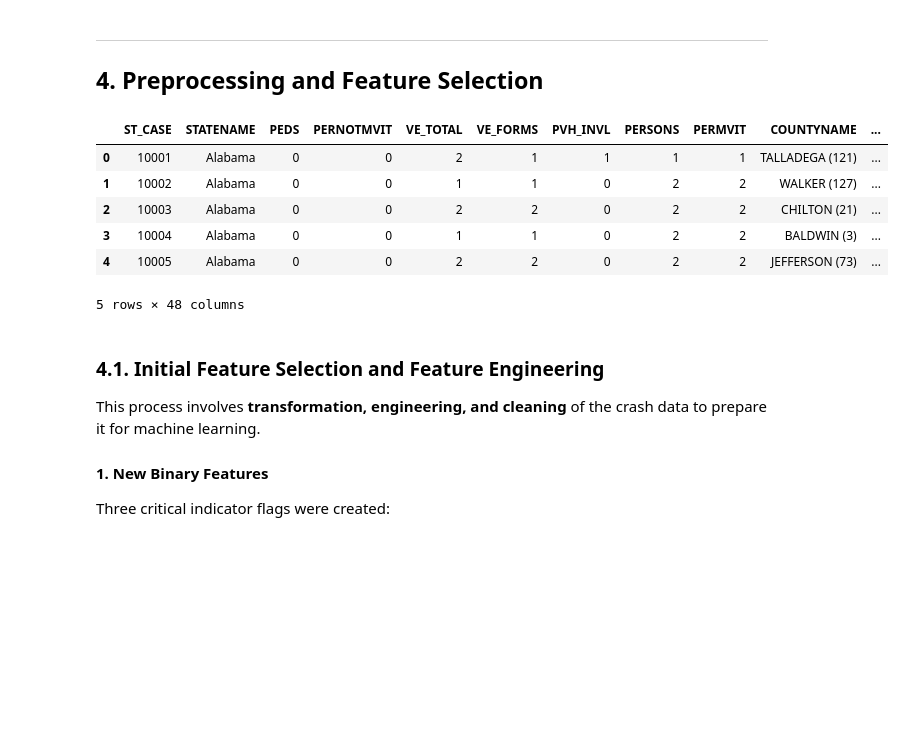
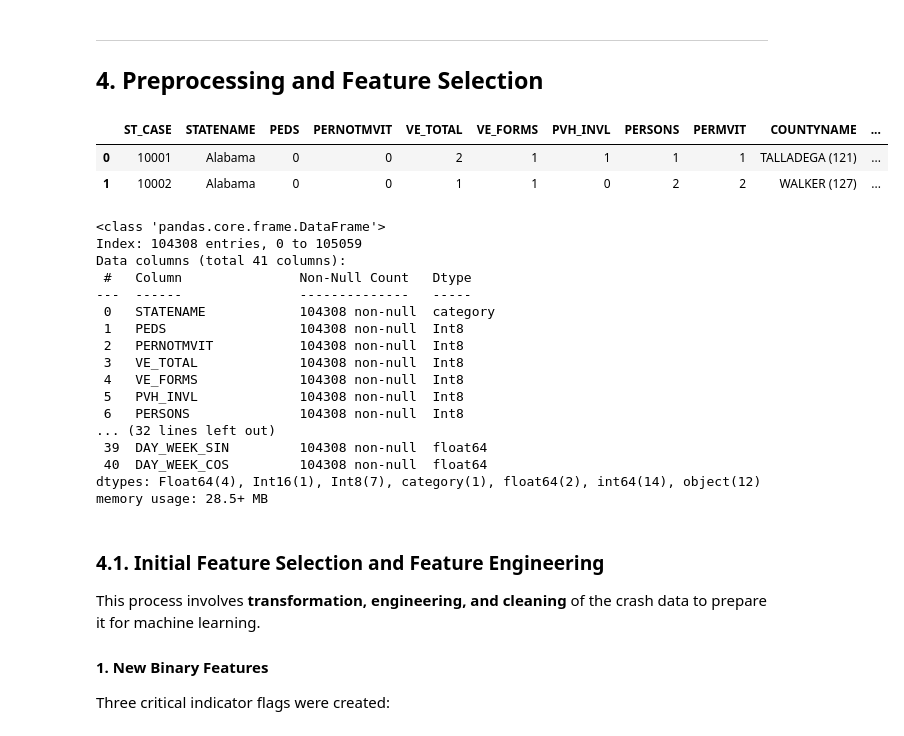
Before and after one commit to PFans-201/US_accidents_project, a Jupyter notebook: FDS_G5_PROJECT.ipynb, the cells around one changed output. Drawn from its saved outputs; the diff is of its cells as text; code cells hidden in the pictures; blank space fills up the shorter version.

```diff
--- a/FDS_G5_PROJECT.ipynb
+++ b/FDS_G5_PROJECT.ipynb
@@ -1495,17 +1482,33 @@ print(f"✓ Cleaned dataset saved to: {rel_output_path}")
 # %%
 INTERIM_DIR = Path("data/interim")
 
 fars_merged_path = INTERIM_DIR / "FARS_merged.pkl"
 df = pd.read_pickle(fars_merged_path)
-df.head()
+df.head(2)
 # %% [output]
 |  | ST_CASE | STATENAME | PEDS | PERNOTMVIT | VE_TOTAL | VE_FORMS | PVH_INVL | PERSONS | PERMVIT | COUNTYNAME | ... |
 | 0 | 10001 | Alabama | 0 | 0 | 2 | 1 | 1 | 1 | 1 | TALLADEGA (121) | ... |
 | 1 | 10002 | Alabama | 0 | 0 | 1 | 1 | 0 | 2 | 2 | WALKER (127) | ... |
-| 2 | 10003 | Alabama | 0 | 0 | 2 | 2 | 0 | 2 | 2 | CHILTON (21) | ... |
-| 3 | 10004 | Alabama | 0 | 0 | 1 | 1 | 0 | 2 | 2 | BALDWIN (3) | ... |
-| 4 | 10005 | Alabama | 0 | 0 | 2 | 2 | 0 | 2 | 2 | JEFFERSON (73) | ... |
-5 rows × 48 columns
+# %%
+df.info() # Still needs cleaning
+# %% [output]
+<class 'pandas.core.frame.DataFrame'>
+Index: 104308 entries, 0 to 105059
+Data columns (total 41 columns):
+ #   Column               Non-Null Count   Dtype
+---  ------               --------------   -----
+ 0   STATENAME            104308 non-null  category
+ 1   PEDS                 104308 non-null  Int8
+ 2   PERNOTMVIT           104308 non-null  Int8
+ 3   VE_TOTAL             104308 non-null  Int8
+ 4   VE_FORMS             104308 non-null  Int8
+ 5   PVH_INVL             104308 non-null  Int8
+ 6   PERSONS              104308 non-null  Int8
+... (32 lines left out)
+ 39  DAY_WEEK_SIN         104308 non-null  float64
+ 40  DAY_WEEK_COS         104308 non-null  float64
+dtypes: Float64(4), Int16(1), Int8(7), category(1), float64(2), int64(14), object(12)
+memory usage: 28.5+ MB
 # %% [markdown]
 ### 4.1. Initial Feature Selection and Feature Engineering
 
```
Also changed, not shown: parts of 18 cells of this notebook, 8 other files.
